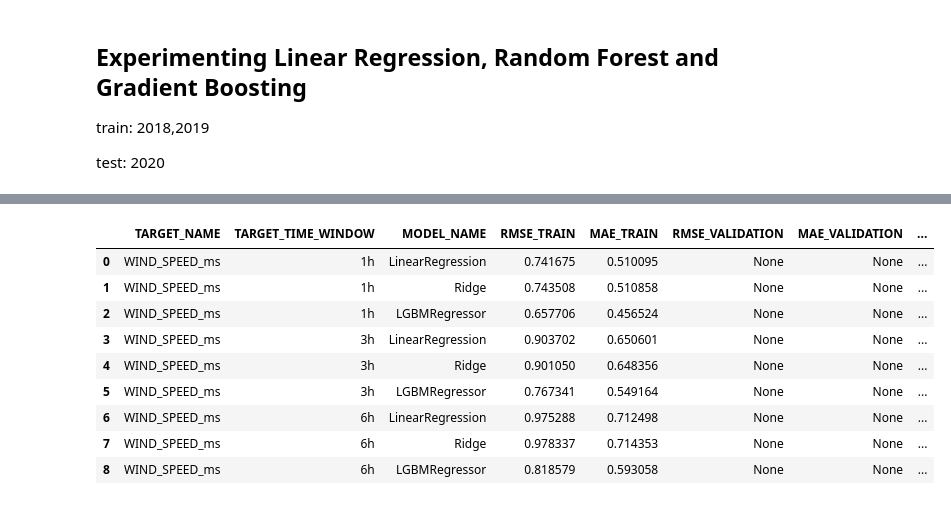
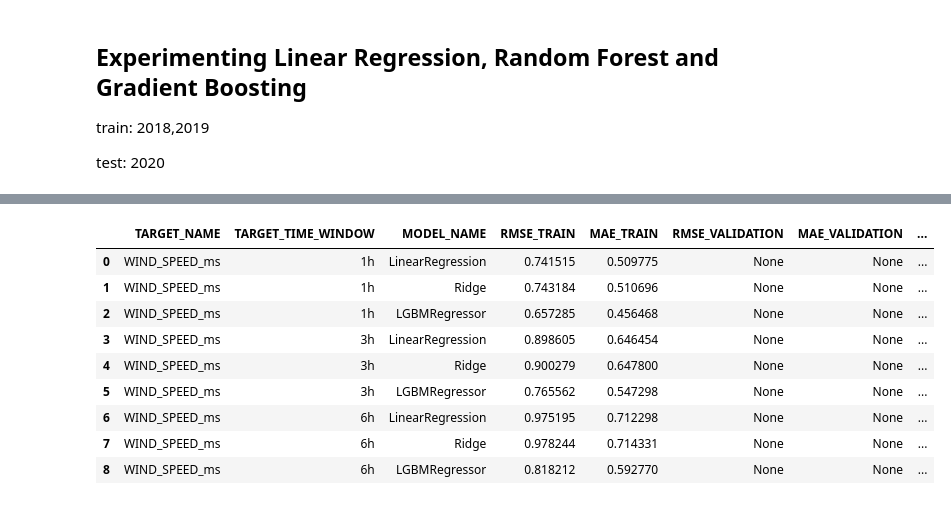
Before and after one commit to lucasthim/spatio-temporal-wind-velocity-prediction, a Jupyter notebook: python/notebooks/06_train_hour_model_with_5_stations.ipynb, the cells around one changed output, grey strips where cells are left out. Saved outputs shown, nothing was run; the diff lists cells and outputs as text; code cells hidden in the pictures.

```diff
--- a/python/notebooks/06_train_hour_model_with_5_stations.ipynb
+++ b/python/notebooks/06_train_hour_model_with_5_stations.ipynb
@@ -150,16 +150,16 @@ MAE 0.52
 RMSE 0.79
 [figure]
 ... (25 outputs left out)
-# %%
-df_experiment_tracking
-# %% [output]
-|  | TARGET_NAME | TARGET_TIME_WINDOW | MODEL_NAME | RMSE_TRAIN | MAE_TRAIN | RMSE_VALIDATION | MAE_VALIDATION | ... |
-| 0 | WIND_SPEED_ms | 1h | LinearRegression | 0.741675 | 0.510095 | None | None | ... |
-| 1 | WIND_SPEED_ms | 1h | Ridge | 0.743508 | 0.510858 | None | None | ... |
-| 2 | WIND_SPEED_ms | 1h | LGBMRegressor | 0.657706 | 0.456524 | None | None | ... |
-| 3 | WIND_SPEED_ms | 3h | LinearRegression | 0.903702 | 0.650601 | None | None | ... |
-| 4 | WIND_SPEED_ms | 3h | Ridge | 0.901050 | 0.648356 | None | None | ... |
-| 5 | WIND_SPEED_ms | 3h | LGBMRegressor | 0.767341 | 0.549164 | None | None | ... |
-| 6 | WIND_SPEED_ms | 6h | LinearRegression | 0.975288 | 0.712498 | None | None | ... |
-| 7 | WIND_SPEED_ms | 6h | Ridge | 0.978337 | 0.714353 | None | None | ... |
-| 8 | WIND_SPEED_ms | 6h | LGBMRegressor | 0.818579 | 0.593058 | None | None | ... |
+# %%
+df_experiment_tracking_wind_speed
+# %% [output]
+|  | TARGET_NAME | TARGET_TIME_WINDOW | MODEL_NAME | RMSE_TRAIN | MAE_TRAIN | RMSE_VALIDATION | MAE_VALIDATION | ... |
+| 0 | WIND_SPEED_ms | 1h | LinearRegression | 0.741515 | 0.509775 | None | None | ... |
+| 1 | WIND_SPEED_ms | 1h | Ridge | 0.743184 | 0.510696 | None | None | ... |
+| 2 | WIND_SPEED_ms | 1h | LGBMRegressor | 0.657285 | 0.456468 | None | None | ... |
+| 3 | WIND_SPEED_ms | 3h | LinearRegression | 0.898605 | 0.646454 | None | None | ... |
+| 4 | WIND_SPEED_ms | 3h | Ridge | 0.900279 | 0.647800 | None | None | ... |
+| 5 | WIND_SPEED_ms | 3h | LGBMRegressor | 0.765562 | 0.547298 | None | None | ... |
+| 6 | WIND_SPEED_ms | 6h | LinearRegression | 0.975195 | 0.712298 | None | None | ... |
+| 7 | WIND_SPEED_ms | 6h | Ridge | 0.978244 | 0.714331 | None | None | ... |
+| 8 | WIND_SPEED_ms | 6h | LGBMRegressor | 0.818212 | 0.592770 | None | None | ... |
```
Also changed, not shown: parts of 3 cells of this notebook, 1 other file.
